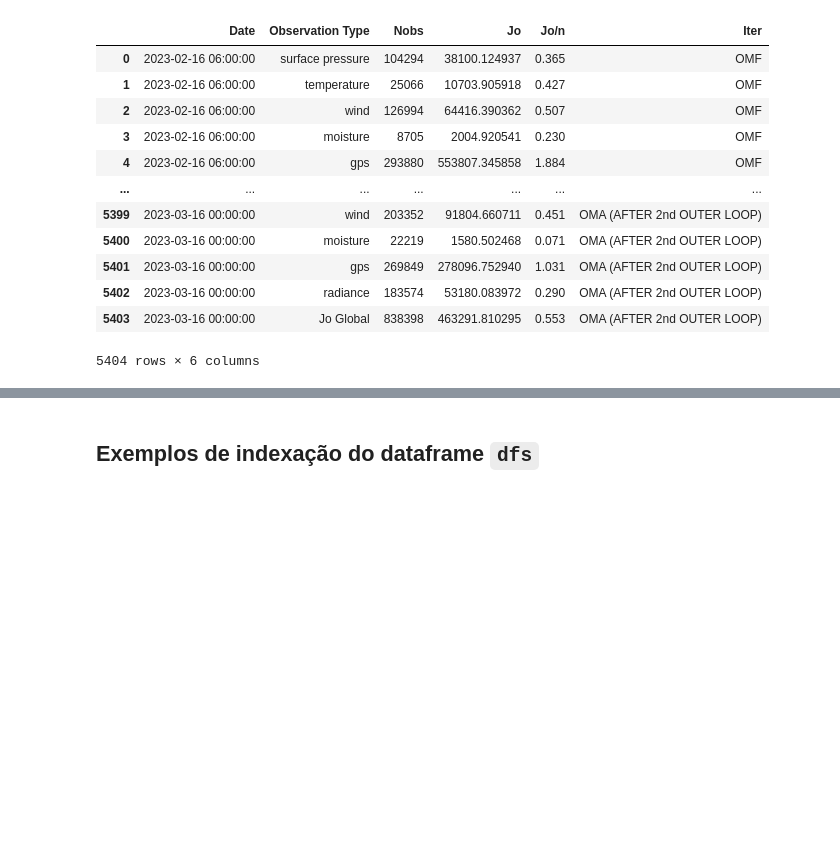
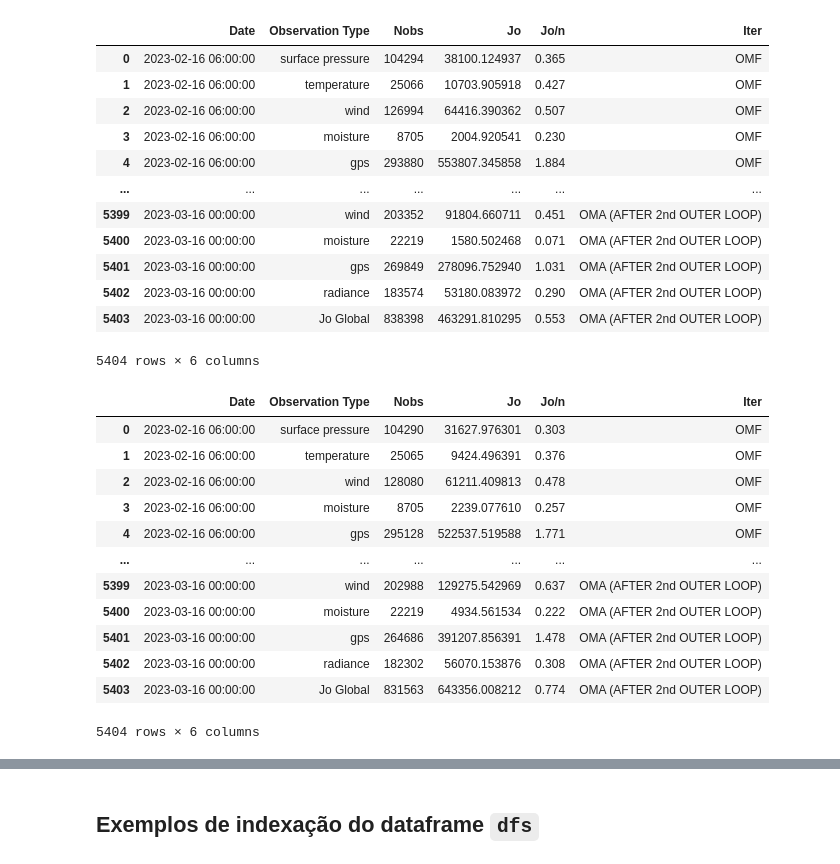
Before and after one commit to GAD-DIMNT-CPTEC/SMNA-Dashboard-Template, a Jupyter notebook: SMNA-Dashboard_load_files_create_dataframe_save.ipynb, the cells around one changed output, grey strips where cells are left out. Cells and saved outputs as stored; diff of their text form; code cells hidden in the pictures; blank space fills up the shorter version.

Commit message:
Adicionando dataframe com a simulação operacional df_dtc_alex

```diff
--- a/SMNA-Dashboard_load_files_create_dataframe_save.ipynb
+++ b/SMNA-Dashboard_load_files_create_dataframe_save.ipynb
@@ -154,7 +157,7 @@ def df_Nobs(fname, nexp, mname):
     return dfNobs
 # %%
 # Nota: os arquivos de log utilizados neste notebook, podem ser encontrados em /scripts/das/carlos.bastarz/SMNA-Dashboard na máquina Itapemirim
-bpath = '/home/carlos/Documents/INPE2023/GDAD/SMNA_Dashboard'
+bpath = '/Users/carlos/Documents/GitHub/SMNA-Dashboard'
 
 # Função para obter os dataframes em um intervalo de datas para um determinado experimento
 
@@ -200,4 +203,5 @@ df_dtc = get_df_Nobs(datai, dataf, 'dataout.fullobs_ncep-2023.jgerd', 'df_dtc')
 df_bamh_T0 = get_df_Nobs(datai, dataf, 'dataout.fullobs_bamh_T0-2023', 'df_bamh_T0')
 df_bamh_T4 = get_df_Nobs(datai, dataf, 'dataout.fullobs_bamh_T4-2023', 'df_bamh_T4')
 df_bamh_GT4AT2 = get_df_Nobs(datai, dataf, 'dataout.fullobs_bamh_GT4AT2-2023', 'df_bamh_GT4AT2')
+df_dtc_alex = get_df_Nobs(datai, dataf, 'dataout.fullobs_ncep-2023.alex', 'df_dtc_alex')
 # %% [output]
@@ -267,6 +271,22 @@ df_bamh_GT4AT2
 | 5402 | 2023-03-16 00:00:00 | radiance | 183574 | 53180.083972 | 0.290 | OMA (AFTER 2nd OUTER LOOP) |
 | 5403 | 2023-03-16 00:00:00 | Jo Global | 838398 | 463291.810295 | 0.553 | OMA (AFTER 2nd OUTER LOOP) |
 5404 rows × 6 columns
+# %%
+df_dtc_alex
+# %% [output]
+|  | Date | Observation Type | Nobs | Jo | Jo/n | Iter |
+| 0 | 2023-02-16 06:00:00 | surface pressure | 104290 | 31627.976301 | 0.303 | OMF |
+| 1 | 2023-02-16 06:00:00 | temperature | 25065 | 9424.496391 | 0.376 | OMF |
+| 2 | 2023-02-16 06:00:00 | wind | 128080 | 61211.409813 | 0.478 | OMF |
+| 3 | 2023-02-16 06:00:00 | moisture | 8705 | 2239.077610 | 0.257 | OMF |
+| 4 | 2023-02-16 06:00:00 | gps | 295128 | 522537.519588 | 1.771 | OMF |
+| ... | ... | ... | ... | ... | ... | ... |
+| 5399 | 2023-03-16 00:00:00 | wind | 202988 | 129275.542969 | 0.637 | OMA (AFTER 2nd OUTER LOOP) |
+| 5400 | 2023-03-16 00:00:00 | moisture | 22219 | 4934.561534 | 0.222 | OMA (AFTER 2nd OUTER LOOP) |
+| 5401 | 2023-03-16 00:00:00 | gps | 264686 | 391207.856391 | 1.478 | OMA (AFTER 2nd OUTER LOOP) |
+| 5402 | 2023-03-16 00:00:00 | radiance | 182302 | 56070.153876 | 0.308 | OMA (AFTER 2nd OUTER LOOP) |
+| 5403 | 2023-03-16 00:00:00 | Jo Global | 831563 | 643356.008212 | 0.774 | OMA (AFTER 2nd OUTER LOOP) |
+5404 rows × 6 columns
 # %%
 # Concatenação dos dataframes dos experimentos
 
```
Also changed, not shown: parts of 4 cells of this notebook, 1 other file.
